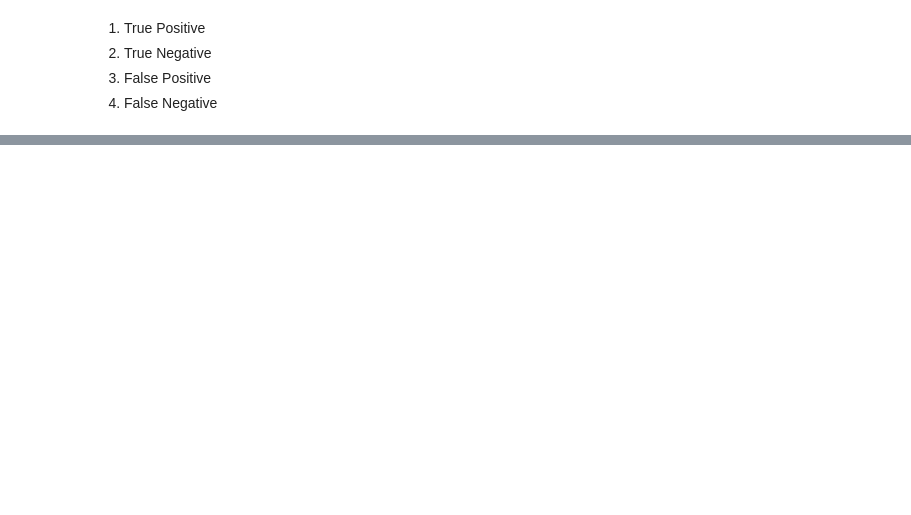
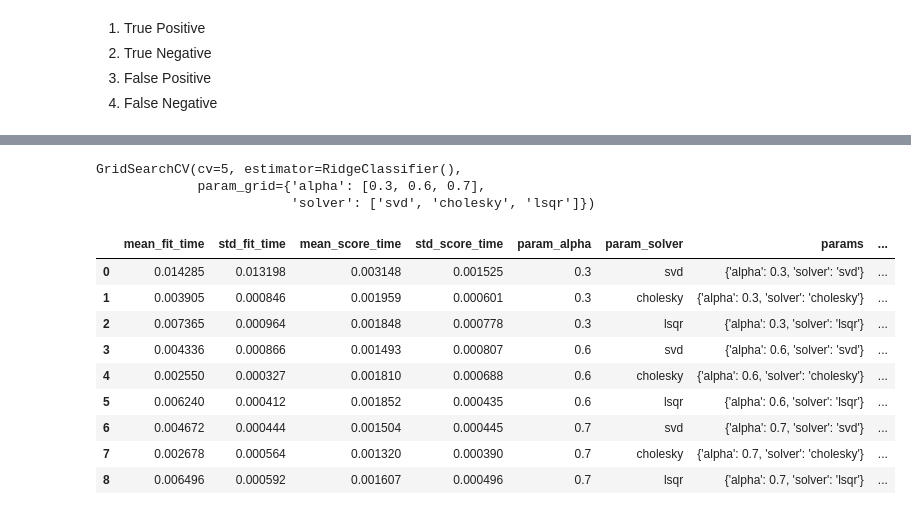
Before and after one commit to Navazdeen/ML_handson, a Jupyter notebook: Data Science/simple_logistic_reg.ipynb, the cells around one changed output, grey strips where cells are left out. Saved outputs shown, nothing was run; the diff lists cells and outputs as text; code cells hidden in the pictures; blank space fills up the shorter version.

```diff
--- a/Data Science/simple_logistic_reg.ipynb
+++ b/Data Science/simple_logistic_reg.ipynb
@@ -241,0 +374,4 @@ data.frame
+# %%
+sgd_cls.fit(X_data, y_data)
+sgd_pred = sgd_cls.predict(X_data)
+print(classification_report(y_data, sgd_pred, target_names=breast_data.target_names))
@@ -241,0 +387,7 @@ data.frame
+# %%
+from sklearn.model_selection import train_test_split
+
+X_train, X_test, y_train, y_test = train_test_split(X_data, y_data, test_size=0.20)
+
+
+print(X_train.shape, X_test.shape)
@@ -241,0 +396,4 @@ data.frame
+# %%
+ridg_cls.fit(X_train, y_train)
+y_pred = ridg_cls.predict(X_test)
+print(classification_report(y_test, y_pred, target_names=breast_data.target_names))
@@ -241,0 +409,27 @@ data.frame
+# %%
+from sklearn.model_selection import GridSearchCV
+
+param_grid = {
+    'alpha':[0.3,0.6,0.7],
+    'solver':["svd", "cholesky", "lsqr"]
+}
+
+grid_cv = GridSearchCV(RidgeClassifier(), param_grid, cv=5)
+grid_cv.fit(X_train, y_train)
+# %% [output]
+GridSearchCV(cv=5, estimator=RidgeClassifier(),
+             param_grid={'alpha': [0.3, 0.6, 0.7],
+                         'solver': ['svd', 'cholesky', 'lsqr']})
+# %%
+pd.DataFrame(grid_cv.cv_results_)
+# %% [output]
+|  | mean_fit_time | std_fit_time | mean_score_time | std_score_time | param_alpha | param_solver | params | ... |
+| 0 | 0.014285 | 0.013198 | 0.003148 | 0.001525 | 0.3 | svd | {'alpha': 0.3, 'solver': 'svd'} | ... |
+| 1 | 0.003905 | 0.000846 | 0.001959 | 0.000601 | 0.3 | cholesky | {'alpha': 0.3, 'solver': 'cholesky'} | ... |
+| 2 | 0.007365 | 0.000964 | 0.001848 | 0.000778 | 0.3 | lsqr | {'alpha': 0.3, 'solver': 'lsqr'} | ... |
+| 3 | 0.004336 | 0.000866 | 0.001493 | 0.000807 | 0.6 | svd | {'alpha': 0.6, 'solver': 'svd'} | ... |
+| 4 | 0.002550 | 0.000327 | 0.001810 | 0.000688 | 0.6 | cholesky | {'alpha': 0.6, 'solver': 'cholesky'} | ... |
+| 5 | 0.006240 | 0.000412 | 0.001852 | 0.000435 | 0.6 | lsqr | {'alpha': 0.6, 'solver': 'lsqr'} | ... |
+| 6 | 0.004672 | 0.000444 | 0.001504 | 0.000445 | 0.7 | svd | {'alpha': 0.7, 'solver': 'svd'} | ... |
+| 7 | 0.002678 | 0.000564 | 0.001320 | 0.000390 | 0.7 | cholesky | {'alpha': 0.7, 'solver': 'cholesky'} | ... |
+| 8 | 0.006496 | 0.000592 | 0.001607 | 0.000496 | 0.7 | lsqr | {'alpha': 0.7, 'solver': 'lsqr'} | ... |
```
Also changed, not shown: parts of 22 cells of this notebook, 7 other files.
